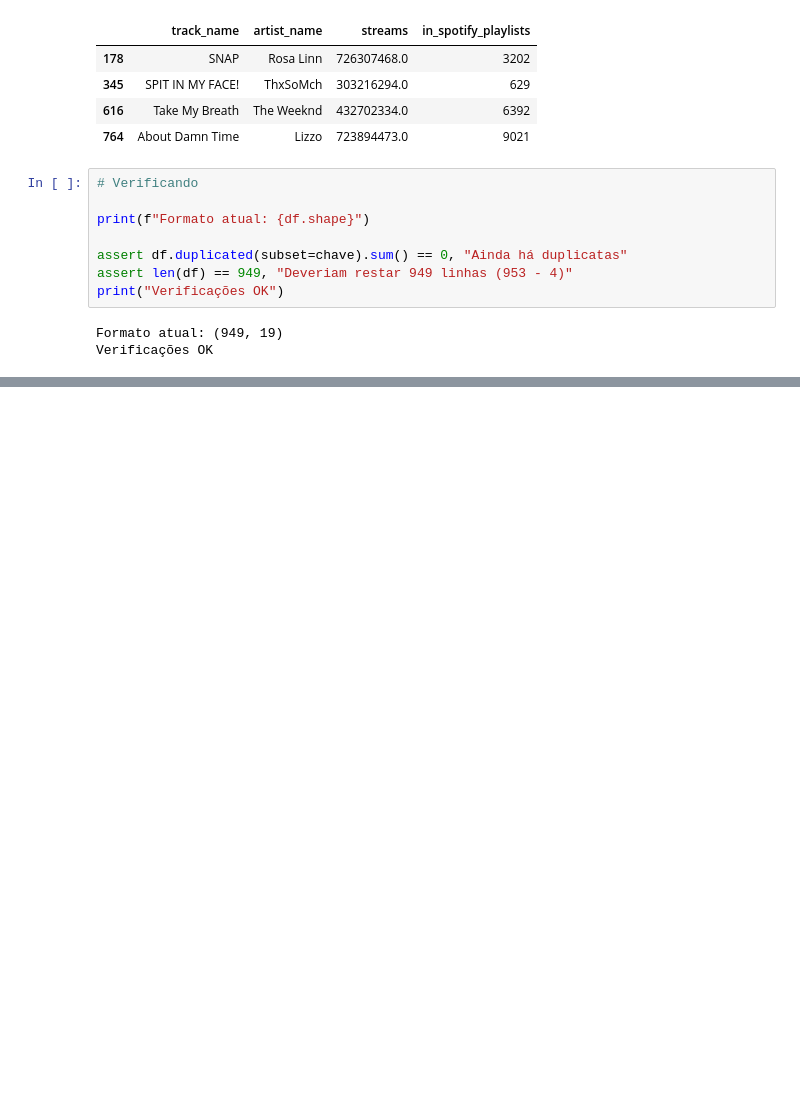
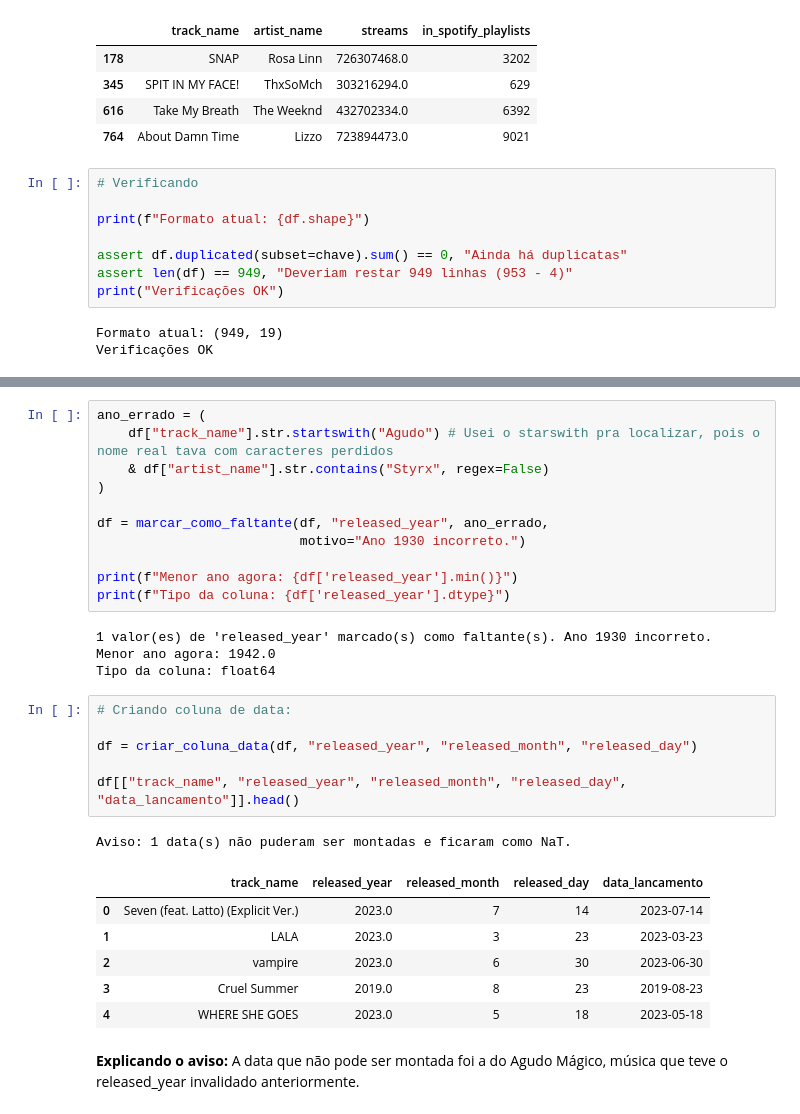
Before and after one commit to CarlosEduardodeCamposOlivera/spotify-streams-analysis, a Jupyter notebook: notebooks/02_selecao_e_limpeza.ipynb, the cells around one changed output, grey strips where cells are left out. Saved outputs shown, nothing was run; the diff lists cells and outputs as text; blank space fills up the shorter version.

Commit message:
Trata datas: invalida ano incorreto, cria data_lancamento e marca datas suspeitas

```diff
--- a/notebooks/02_selecao_e_limpeza.ipynb
+++ b/notebooks/02_selecao_e_limpeza.ipynb
@@ -245,0 +269,31 @@ Verificações OK
+# %%
+ano_errado = (
+    df["track_name"].str.startswith("Agudo") # Usei o starswith pra localizar, pois o nome real tava com caracteres perdidos
+    & df["artist_name"].str.contains("Styrx", regex=False)
+)
+
+df = marcar_como_faltante(df, "released_year", ano_errado,
+                          motivo="Ano 1930 incorreto.")
+
+print(f"Menor ano agora: {df['released_year'].min()}")
+print(f"Tipo da coluna: {df['released_year'].dtype}")
+# %% [output]
+1 valor(es) de 'released_year' marcado(s) como faltante(s). Ano 1930 incorreto.
+Menor ano agora: 1942.0
+Tipo da coluna: float64
+# %%
+# Criando coluna de data:
+
+df = criar_coluna_data(df, "released_year", "released_month", "released_day")
+
+df[["track_name", "released_year", "released_month", "released_day", "data_lancamento"]].head()
+# %% [output]
+Aviso: 1 data(s) não puderam ser montadas e ficaram como NaT.
+|  | track_name | released_year | released_month | released_day | data_lancamento |
+| 0 | Seven (feat. Latto) (Explicit Ver.) | 2023.0 | 7 | 14 | 2023-07-14 |
+| 1 | LALA | 2023.0 | 3 | 23 | 2023-03-23 |
+| 2 | vampire | 2023.0 | 6 | 30 | 2023-06-30 |
+| 3 | Cruel Summer | 2019.0 | 8 | 23 | 2019-08-23 |
+| 4 | WHERE SHE GOES | 2023.0 | 5 | 18 | 2023-05-18 |
+# %% [markdown]
+**Explicando o aviso:** A data que não pode ser montada foi a do Agudo Mágico, música que teve o released_year invalidado anteriormente.
```
Also changed, not shown: parts of 4 cells of this notebook, 1 other file.
